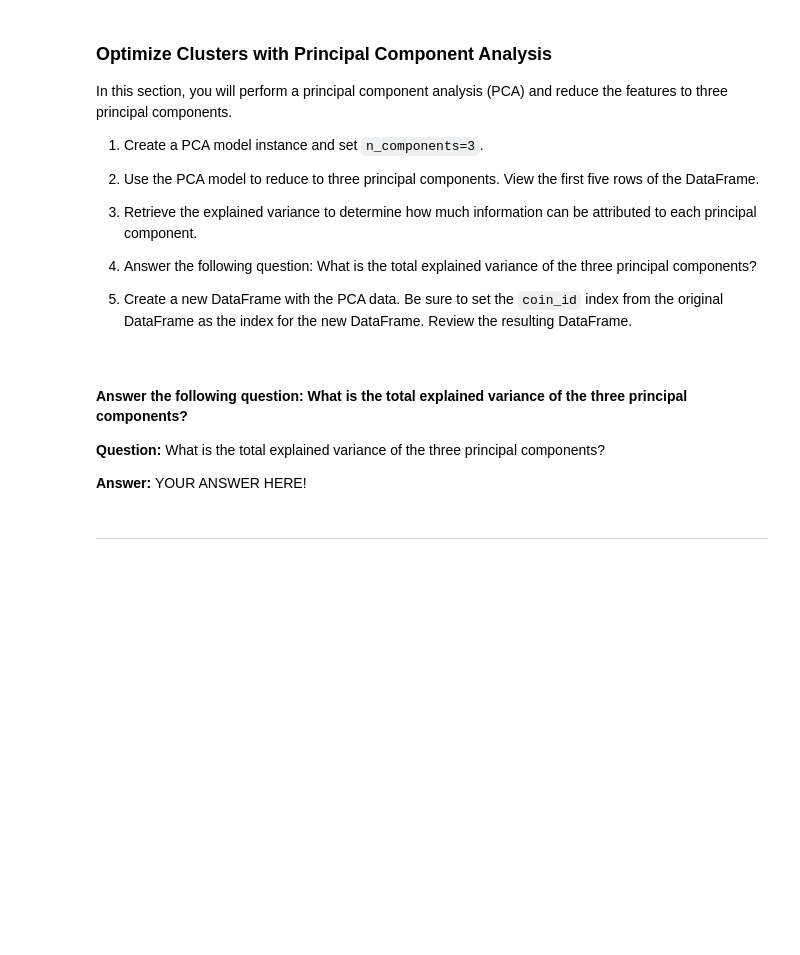
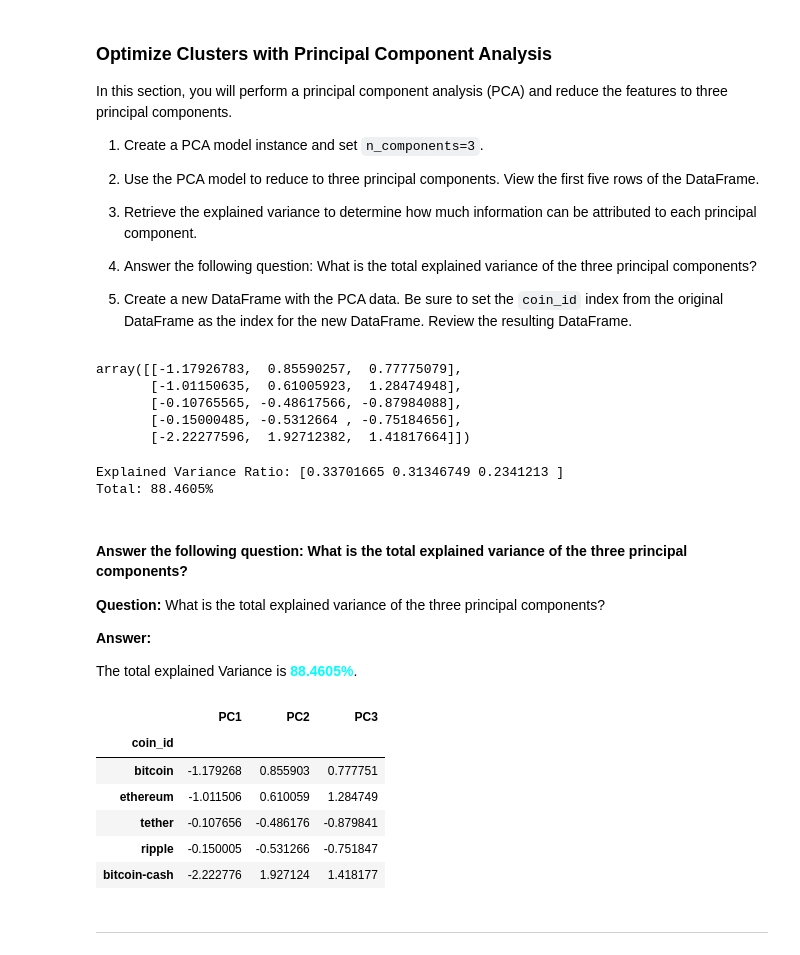
Before and after one commit to ForrestSurles/10_Challenge, a Jupyter notebook: crypto_investments.ipynb, the cells around one changed output. Cells and saved outputs as stored; diff of their text form; code cells hidden in the pictures; blank space fills up the shorter version.

```diff
--- a/crypto_investments.ipynb
+++ b/crypto_investments.ipynb
@@ -253,39 +252,61 @@ In this section, you will perform a principal component analysis (PCA) and reduc
 5. Create a new DataFrame with the PCA data. Be sure to set the `coin_id` index from the original DataFrame as the index for the new DataFrame. Review the resulting DataFrame.
 # %%
 # Create a PCA model instance and set `n_components=3`.
-# YOUR CODE HERE!
+pca = PCA(n_components=3)
 # %%
 # Use the PCA model with `fit_transform` to reduce to
 # three principal components.
-# YOUR CODE HERE!
+crypto_pca_data = pca.fit_transform(df_market_data_scaled)
 
 # View the first five rows of the DataFrame.
-# YOUR CODE HERE!
+crypto_pca_data[:5]
+# %% [output]
+array([[-1.17926783,  0.85590257,  0.77775079],
+       [-1.01150635,  0.61005923,  1.28474948],
+       [-0.10765565, -0.48617566, -0.87984088],
+       [-0.15000485, -0.5312664 , -0.75184656],
+       [-2.22277596,  1.92712382,  1.41817664]])
 # %%
 # Retrieve the explained variance to determine how much information
 # can be attributed to each principal component.
-# YOUR CODE HERE!
+print(f'Explained Variance Ratio: {pca.explained_variance_ratio_}')
+print(f'Total: {pca.explained_variance_ratio_.sum():0.4%}')
+# %% [output]
+Explained Variance Ratio: [0.33701665 0.31346749 0.2341213 ]
+Total: 88.4605%
 # %% [markdown]
 #### Answer the following question: What is the total explained variance of the three principal components?
 
 **Question:** What is the total explained variance of the three principal components?
 
-**Answer:** YOUR ANSWER HERE!
+**Answer:**
+
+The total explained Variance is <font color=cyan>**88.4605%**</font>.
 # %%
 # Create a new DataFrame with the PCA data.
 # Note: The code for this step is provided for you
+# Creating a DataFrame with the PCA data
+df_crypto_pca = pd.DataFrame(crypto_pca_data, columns=['PC1','PC2','PC3'])
 
-# Creating a DataFrame with the PCA data
-# YOUR CODE HERE!
+# df_crypto_pca
+# df_market_data_scaled.index
 
 # Copy the crypto names from the original data
-# YOUR CODE HERE!
+df_crypto_pca['coin_id'] = df_market_data_scaled.index
 
 # Set the coinid column as index
-# YOUR CODE HERE!
+df_crypto_pca = df_crypto_pca.set_index('coin_id')
 
 # Display sample data
-# YOUR CODE HERE!
+df_crypto_pca[:5]
+# %% [output]
+|  | PC1 | PC2 | PC3 |
+| coin_id |  |  |  |
+| bitcoin | -1.179268 | 0.855903 | 0.777751 |
+| ethereum | -1.011506 | 0.610059 | 1.284749 |
+| tether | -0.107656 | -0.486176 | -0.879841 |
+| ripple | -0.150005 | -0.531266 | -0.751847 |
+| bitcoin-cash | -2.222776 | 1.927124 | 1.418177 |
 # %% [markdown]
 ---
 # %% [markdown]
```
Also changed, not shown: parts of 4 cells of this notebook.
